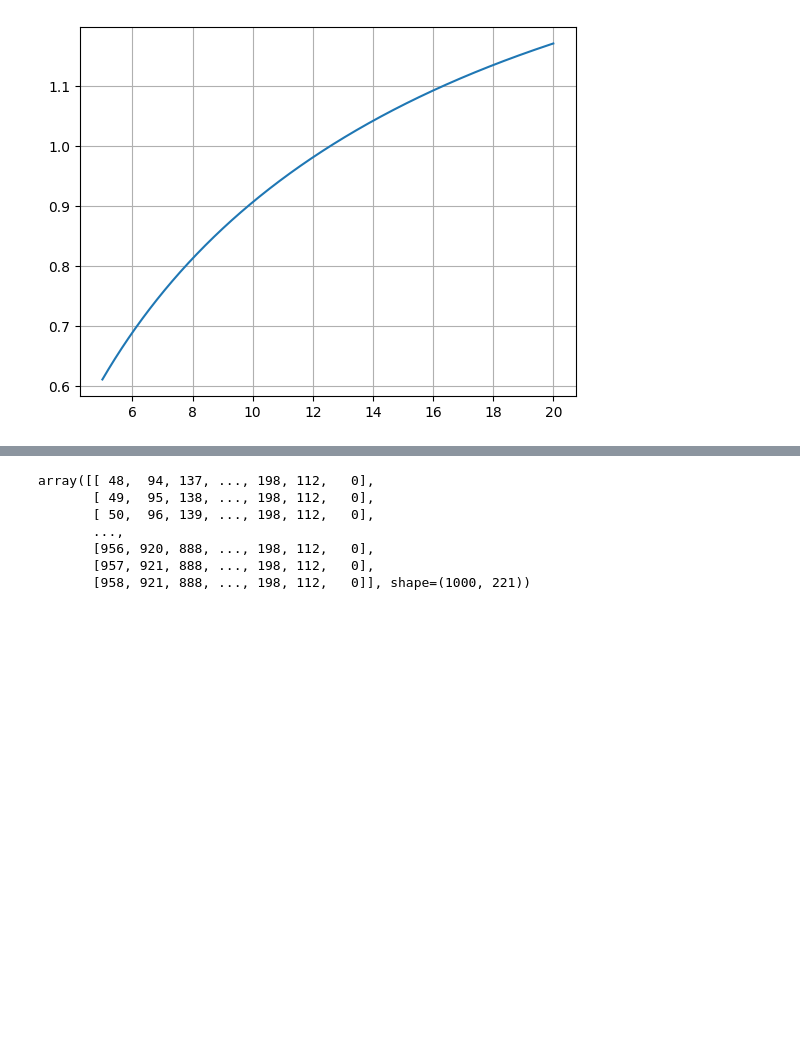
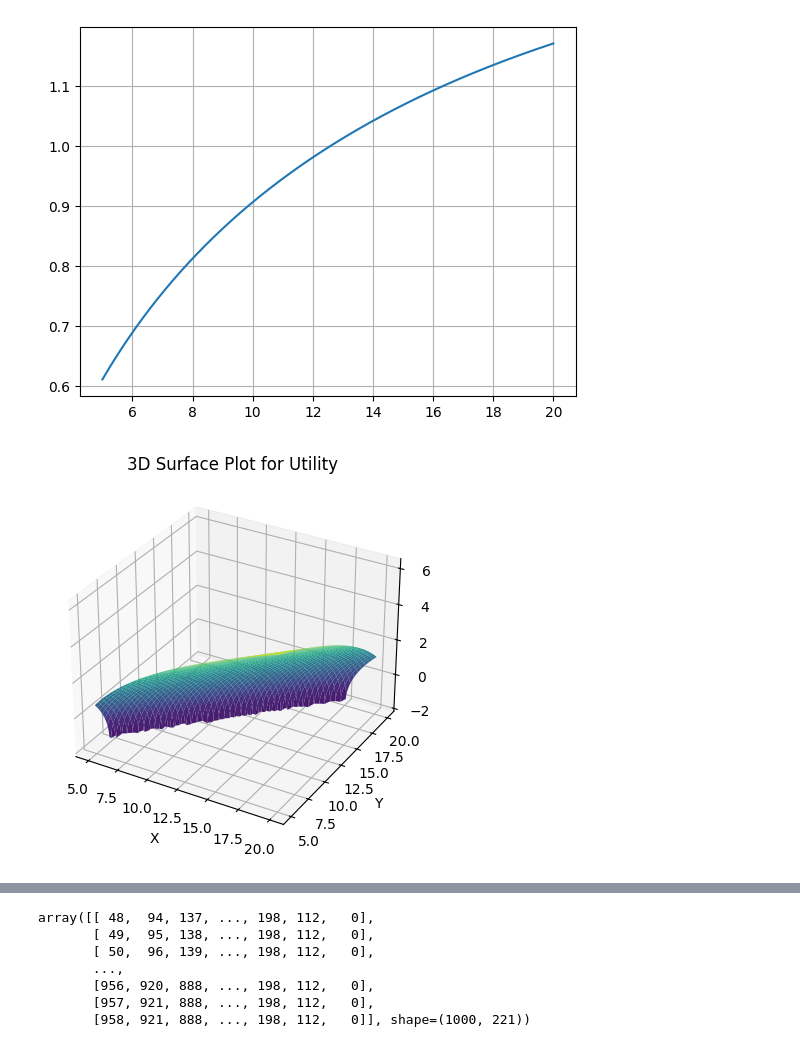
Before and after one commit to dominikstipic/macro, a Jupyter notebook: main.ipynb, the cells around one changed output, grey strips where cells are left out. Cells and saved outputs as stored; diff of their text form; code cells hidden in the pictures; blank space fills up the shorter version.

Commit message:
added plots and saved paths

```diff
--- a/main.ipynb
+++ b/main.ipynb
@@ -17,0 +25,24 @@ plt.grid()
+# %%
+import numpy as np
+import matplotlib.pyplot as plt
+from mpl_toolkits.mplot3d import Axes3D  # Needed for 3D plotting
+
+X, Y = np.meshgrid(capital, capital)
+# Define the function z = f(x, y)
+Z = utility(X, Y)
+
+# Set up the 3D plot
+fig = plt.figure()
+ax = fig.add_subplot(111, projection='3d')
+# Plot the surface
+ax.plot_surface(X, Y, Z, cmap='viridis')
+
+ax.set_title('3D Surface Plot for Utility')
+ax.set_xlabel('X')
+ax.set_ylabel('Y')
+ax.set_zlabel('Utility')
+
+# Show the plot
+plt.show()
+# %% [output]
+[figure, added]
```
Also changed, not shown: parts of 7 cells of this notebook, 1 other file.
